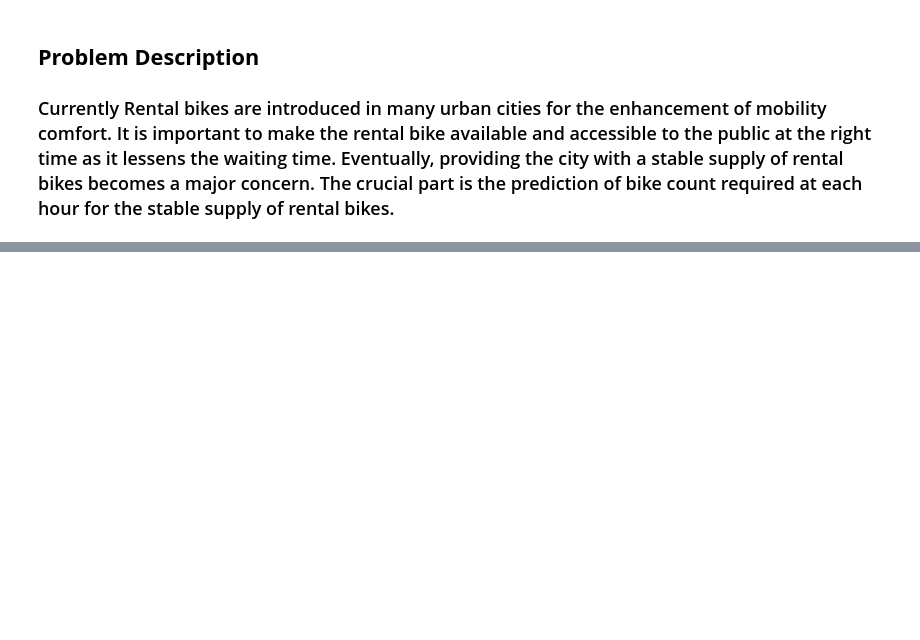
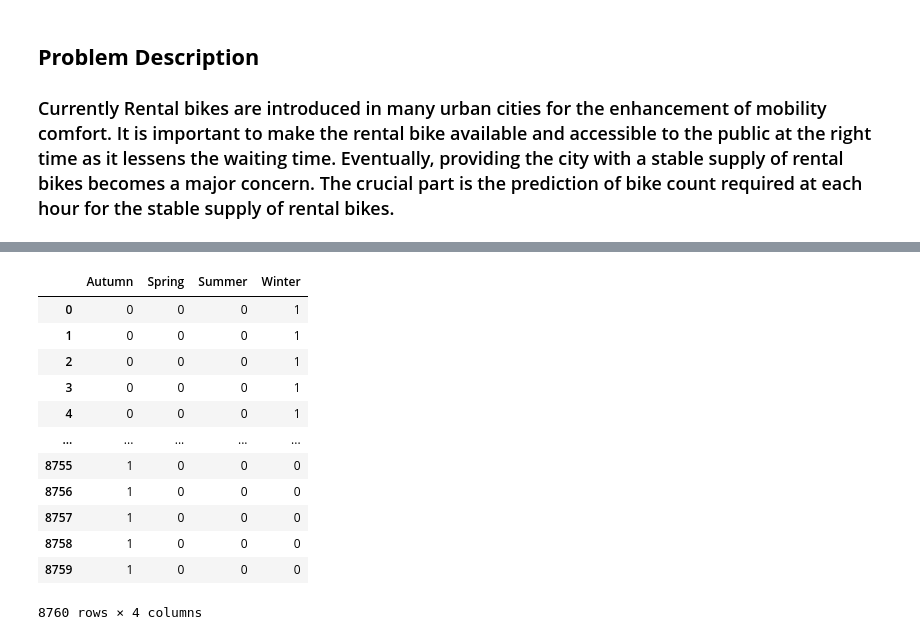
Before and after one commit to PrayagRD/Seoul-Bike-Sharing-Demand-Prediction, a Jupyter notebook: Bike_Sharing_Demand_Prediction_using_ML_Capstone_Project_II.ipynb, the cells around one changed output, grey strips where cells are left out. Cells and saved outputs as stored; diff of their text form; code cells hidden in the pictures; blank space fills up the shorter version.

```diff
--- a/Bike_Sharing_Demand_Prediction_using_ML_Capstone_Project_II.ipynb
+++ b/Bike_Sharing_Demand_Prediction_using_ML_Capstone_Project_II.ipynb
@@ -106,0 +156,6 @@ data.shape
+# %%
+# Converting the Date column in Datetime Dtype as it is in object Dtype
+
+df['Date']=pd.to_datetime(df['Date'])
+
+df.info()
@@ -106,0 +214,21 @@ data.shape
+# %%
+# Encode categorical features
+# The categorical features must be encoded to ensure that the models can interpret them.
+# One-hot encoding is used since none of the categorical features are ordinal.
+
+seasons= pd.get_dummies(df.Seasons)
+seasons
+# %% [output]
+|  | Autumn | Spring | Summer | Winter |
+| 0 | 0 | 0 | 0 | 1 |
+| 1 | 0 | 0 | 0 | 1 |
+| 2 | 0 | 0 | 0 | 1 |
+| 3 | 0 | 0 | 0 | 1 |
+| 4 | 0 | 0 | 0 | 1 |
+| ... | ... | ... | ... | ... |
+| 8755 | 1 | 0 | 0 | 0 |
+| 8756 | 1 | 0 | 0 | 0 |
+| 8757 | 1 | 0 | 0 | 0 |
+| 8758 | 1 | 0 | 0 | 0 |
+| 8759 | 1 | 0 | 0 | 0 |
+8760 rows × 4 columns
```
Also changed, not shown: parts of 42 cells of this notebook.
